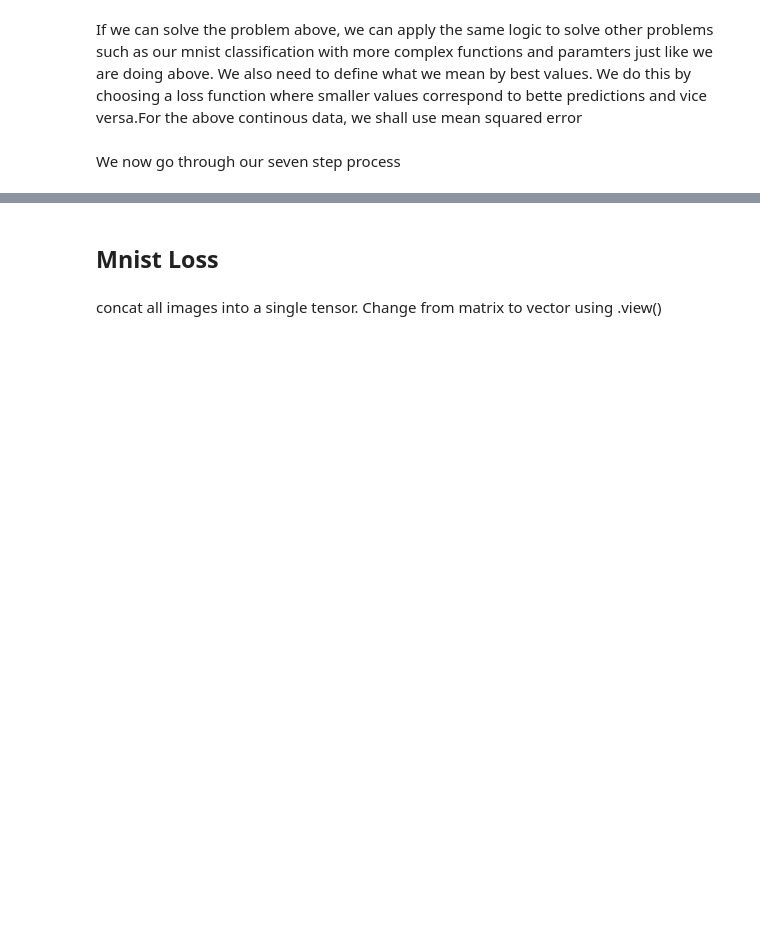
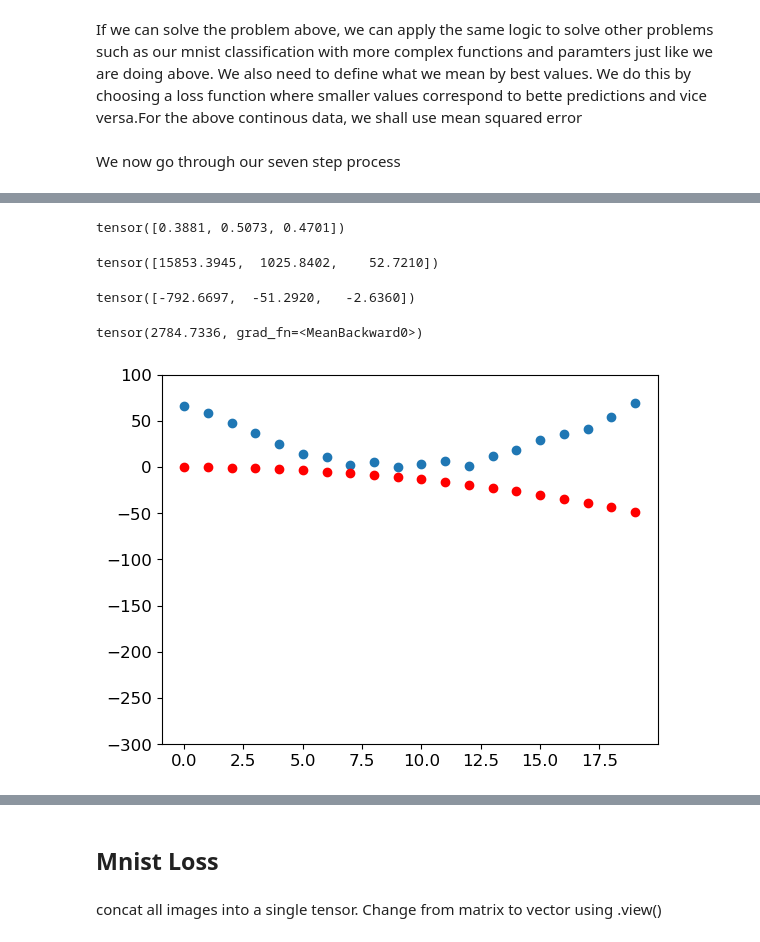
Before and after one commit to rubanzasilva/mnist_basics, a Jupyter notebook: mnist_basics_z.ipynb, the cells around one changed output, grey strips where cells are left out. Saved outputs shown, nothing was run; the diff lists cells and outputs as text; code cells hidden in the pictures; blank space fills up the shorter version.

```diff
--- a/mnist_basics_z.ipynb
+++ b/mnist_basics_z.ipynb
@@ -439,12 +454,43 @@ params.grad
+# %%
+i = params.data
+i
+# %% [output]
+tensor([0.3881, 0.5073, 0.4701])
+# %%
+u = params.grad.data
+u
+# %% [output]
+tensor([15853.3945,  1025.8402,    52.7210])
+# %%
+lr = 0.05
+params.data = - lr * params.grad.data
+# %%
+#new params after adjustmemt
+#params.data represents the initial parameters
+#params.grad.data represents the gradients of these initial paramters
+# lr * params.grad.data changes multiplies the gradients of the parameters by a learning rate
+#params.data = - lr * params.grad.data sets the initial parameters to the result of gradients * lr
+#
+i = params.data
+i
+# %% [output]
+tensor([-792.6697,  -51.2920,   -2.6360])
 # %%
 #step
-lr = 0.005
+lr = 1e-5
 params.data = - lr * params.grad.data
 params.grad = None
 # %%
 #go back to step 2
 preds = f(time,params)
 loss = mse(preds, speed)
+loss
+# %% [output]
+tensor(2784.7336, grad_fn=<MeanBackward0>)
+# %%
+show_preds(preds)
+# %% [output]
+[figure, added]
 # %%
 #We need to do this a couple of times so we create one step
 def apply_step(params,prn= True):
```
Also changed, not shown: parts of 42 cells of this notebook.
